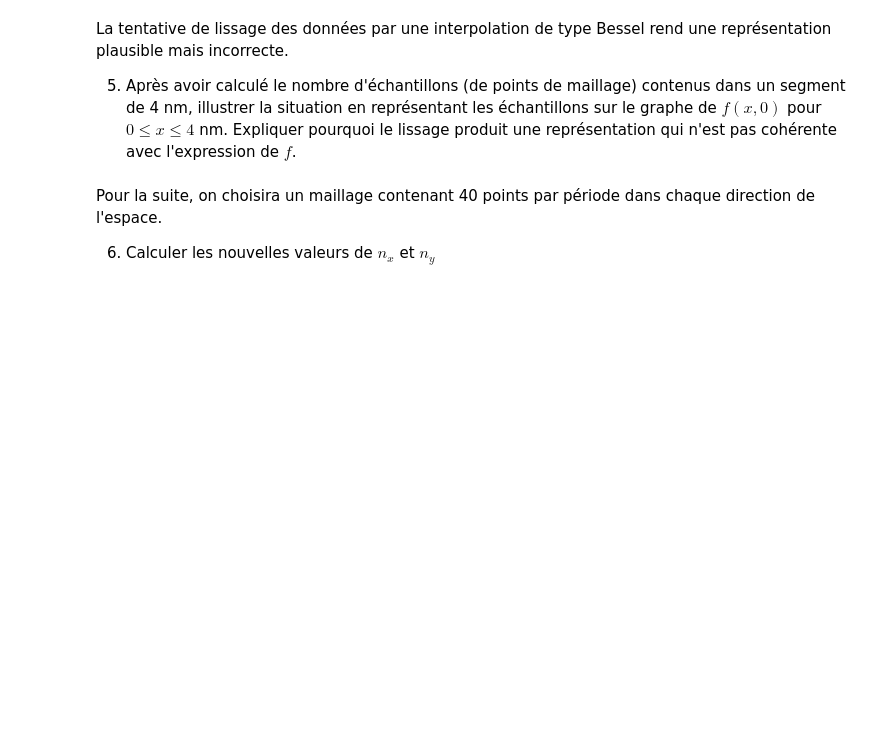
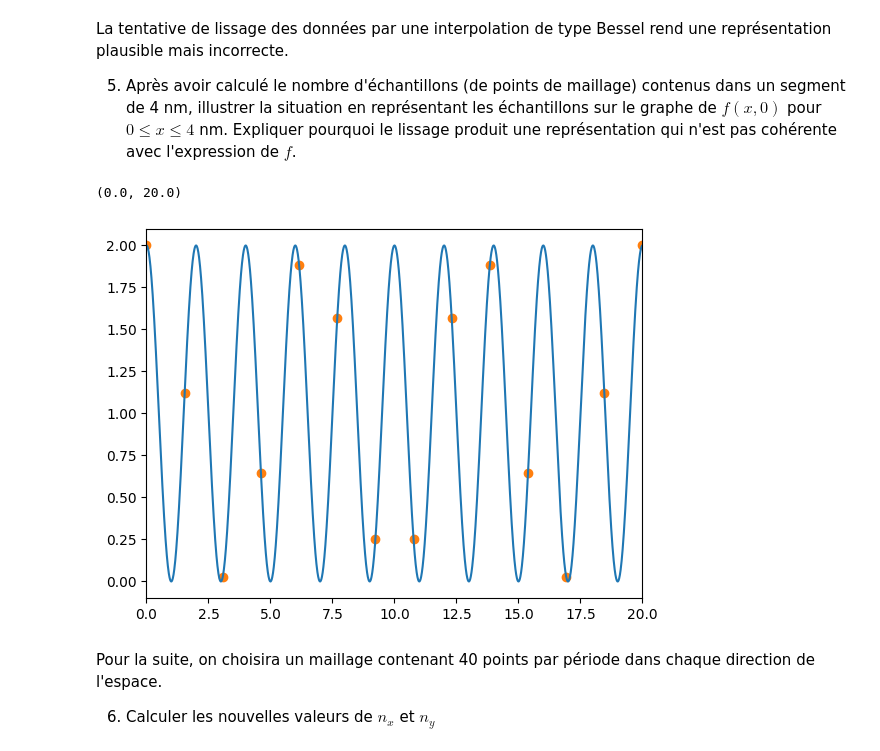
Before and after one commit to Paol06/S4_python_phys, a Jupyter notebook: PH461/TD/TD2/TD2_affichage_2D.ipynb, the cells around one changed output. Saved outputs shown, nothing was run; the diff lists cells and outputs as text; code cells hidden in the pictures; blank space fills up the shorter version.

```diff
--- a/PH461/TD/TD2/TD2_affichage_2D.ipynb
+++ b/PH461/TD/TD2/TD2_affichage_2D.ipynb
@@ -75,6 +134,18 @@ La tentative de lissage des données par une interpolation de type Bessel rend u
 
 5. Après avoir calculé le nombre d'échantillons (de points de maillage) contenus dans un segment de 4 nm, illustrer la situation en représentant les échantillons sur le graphe de $f (x, 0)$ pour $0 \le x \le 4$ nm.
 Expliquer pourquoi le lissage produit une représentation qui n'est pas cohérente avec l'expression de $f$.
+# %%
+fig, ax = plt.subplots()
+y = 0
+
+ax.plot(X, f(X, lambda1, A1, y, lambda2, A2), ls = "", marker = "o", color = 'C1')
+
+XX = np.linspace(0, 20, 2000)
+ax.plot(XX, f(XX, lambda1, A1, y, lambda2, A2), color = 'C0')
+ax.set_xlim((0, 20))
+# %% [output]
+(0.0, 20.0)
+[figure, added]
 # %% [markdown]
 Pour la suite, on choisira un maillage contenant 40 points par période dans chaque direction de l'espace.
 
```
Also changed, not shown: parts of 11 cells of this notebook, 2 other files.
